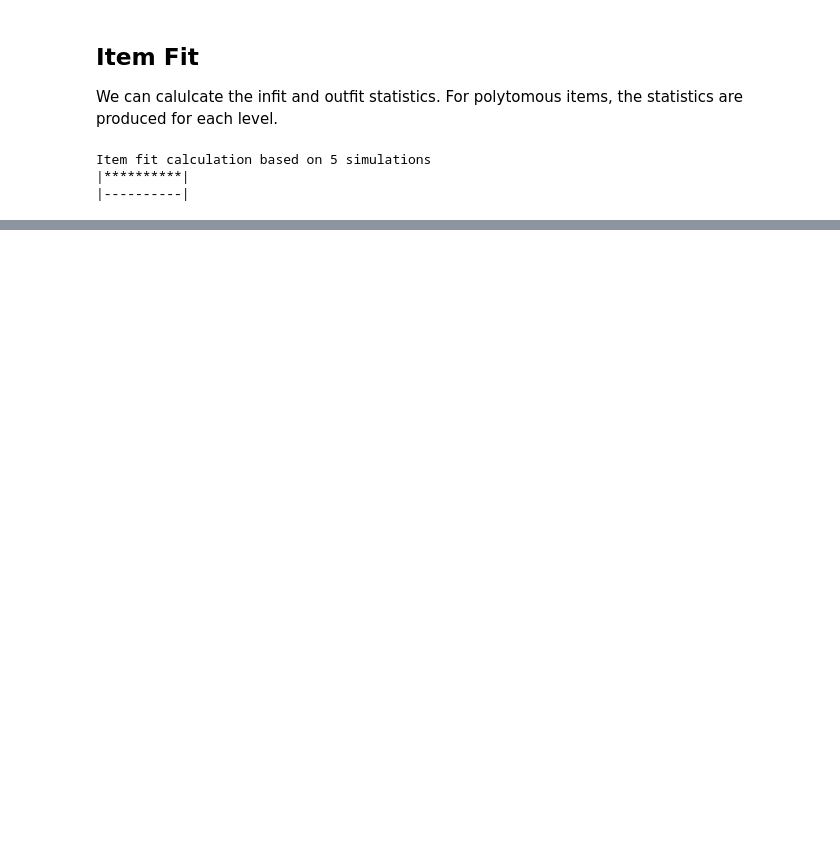
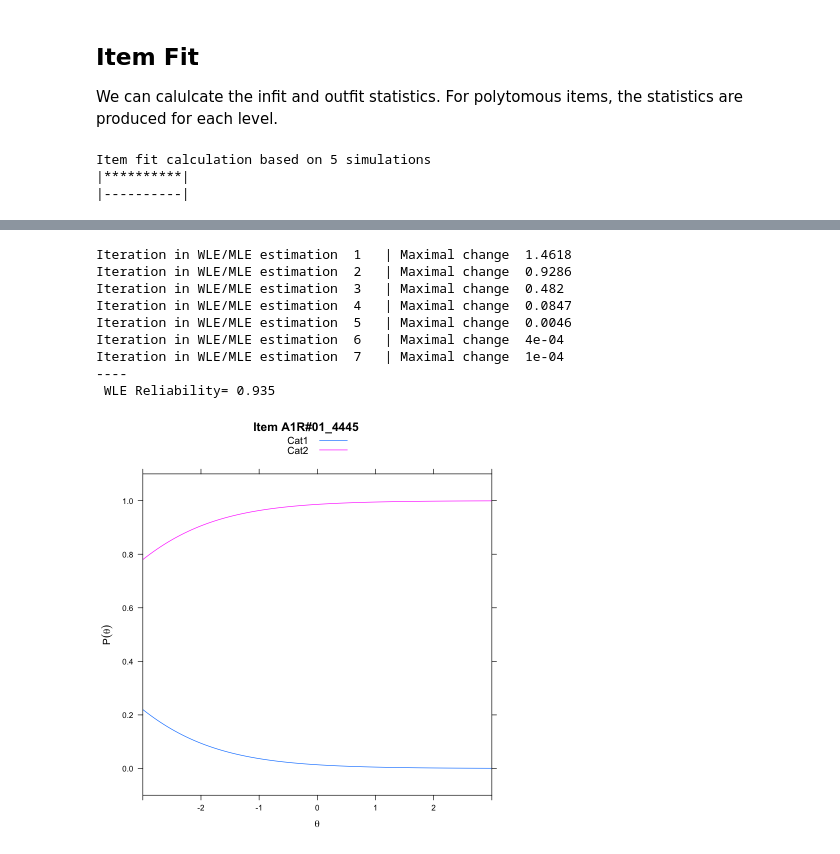
Before and after one commit to jp-loonytoon/test-generator, a Jupyter notebook: analyseTest.ipynb, the cells around one changed output, grey strips where cells are left out. Saved outputs shown, nothing was run; the diff lists cells and outputs as text; code cells hidden in the pictures; blank space fills up the shorter version.

```diff
--- a/analyseTest.ipynb
+++ b/analyseTest.ipynb
@@ -185,3 +200,14 @@ ERROR: Error in plot.window(...): need finite 'ylim' values
 # %%
-plot(pcm, items=113, type='items', export=FALSE)
+plot(pcm, items=1, type='items', export=FALSE)
+# %% [output]
+Iteration in WLE/MLE estimation  1   | Maximal change  1.4618
+Iteration in WLE/MLE estimation  2   | Maximal change  0.9286
+Iteration in WLE/MLE estimation  3   | Maximal change  0.482
+Iteration in WLE/MLE estimation  4   | Maximal change  0.0847
+Iteration in WLE/MLE estimation  5   | Maximal change  0.0046
+Iteration in WLE/MLE estimation  6   | Maximal change  4e-04
+Iteration in WLE/MLE estimation  7   | Maximal change  1e-04
+----
+ WLE Reliability= 0.935
+[figure, added]
 # %%
```
Also changed, not shown: parts of 12 cells of this notebook, 2 other files.
